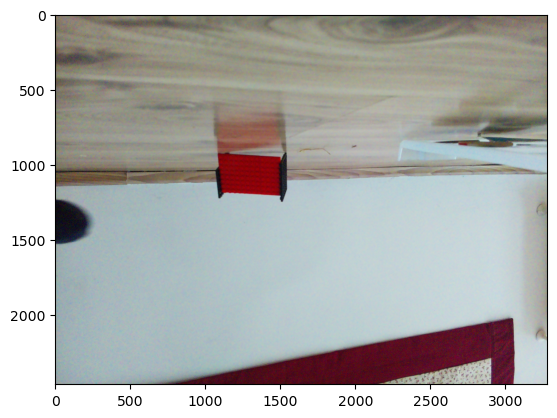
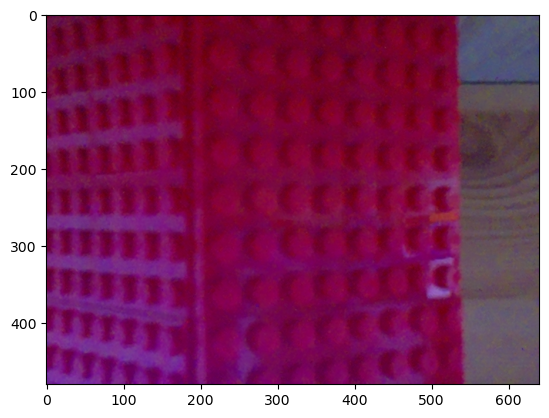
The change to this notebook cell's code, shown as a diff; its figure went from the first image to the second:
--- before
+++ after
@@ -1,5 +1,17 @@
 from matplotlib import pyplot as plt
-piros, zold = get_thing()
-print(f"Piros: {piros}, Zöld: {zold}")
-plt.imshow(cam.capture_array()[:, :, 2::-1])
+from picamera2 import Picamera2
+
+
+cam = Picamera2()
+
+cam.configure(
+    cam.create_preview_configuration(
+        main={"format": 'XRGB8888', "size": (width, height)}, display=None))
+cam.start()
+caparr = cam.capture_array()
+thing = get_thing(caparr)
+print(f"Dolog: {thing}")
+plt.imshow(caparr[:, :, 2::-1])
 plt.show()
+cam.stop()
+cam.close()

Commit: Committing testing and obsolete code